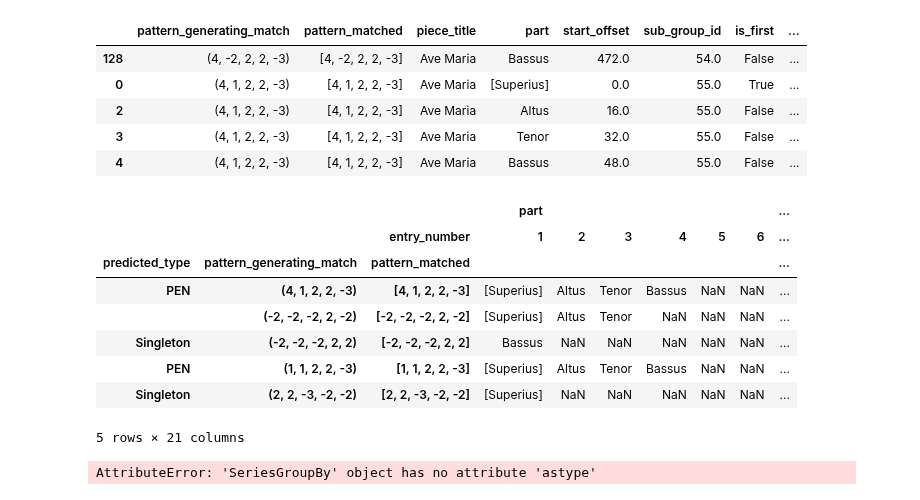
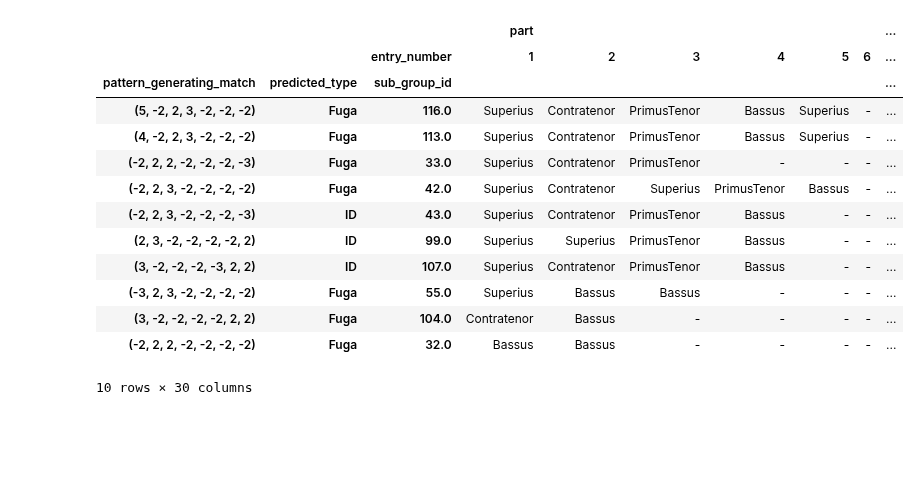
Before and after one commit to RichardFreedman/CRIM-notebooks, a Jupyter notebook: CRIM/CRIM_Group_Tests.ipynb, the cells around one changed output. Saved outputs shown, nothing was run; the diff lists cells and outputs as text; code cells hidden in the pictures; blank space fills up the shorter version.

Commit message:
update pivot

```diff
--- a/CRIM/CRIM_Group_Tests.ipynb
+++ b/CRIM/CRIM_Group_Tests.ipynb
@@ -69,7 +69,7 @@ def predict_type_a(group):
 # %%
 # read CSV output of CRIM Intervals Search.
 
-df = pd.read_csv(('A_Test_Files/ave_test_set.csv'), index_col=0)
+df = pd.read_csv(('A_Test_Files/Model_0001_Exact_4.csv'), index_col=0)
 df = df.drop(columns=["ema", "ema_url", "end_measure", "end_beat"])
 df.head()
 # %% [output]
@@ -160,6 +152,6 @@ df2.head()
 # %%
 # mask out short soggetti
 
-# df2 = df2[df2["sum_durs"] >= 5]
+df2 = df2[df2["sum_durs"] >= 10]
 
-df2.head()
+# df2.head()
@@ -191,12 +174,10 @@ classified2 = df3.applymap(lists_to_tuples_a).groupby("sub_group_id").apply(pred
 
 # drop the new singletons
 
-# classified2.drop(classified2[classified2['predicted_type'] == "Singleton"].index, inplace = True)
+classified2.drop(classified2[classified2['predicted_type'] == "Singleton"].index, inplace = True)
 
-
-# # classified2 = classified2[classified2["predicted_type"] == "ID"]
-
+# classified2 = classified2[classified2["predicted_type"] == "Fuga"]
 
 classified2["start"] = classified2["start_measure"].astype(str) +"/"+ classified2["start_beat"].astype(str)
 c3 = classified2.drop(columns=['start_measure', 'start_beat','offset_diffs'])
-c3.head()
+# c3.head()
@@ -227,30 +189,24 @@ c8.head()
-# %%
-
-c9 = c8.sort_values(by = ["sub_group_id", "entry_number"])
-c9.tail()
-# %% [output]
-|  | pattern_generating_match | pattern_matched | piece_title | part | start_offset | sub_group_id | is_first | ... |
-| 128 | (4, -2, 2, 2, -3) | [4, -2, 2, 2, -3] | Ave Maria | Bassus | 472.0 | 54.0 | False | ... |
-| 0 | (4, 1, 2, 2, -3) | [4, 1, 2, 2, -3] | Ave Maria | [Superius] | 0.0 | 55.0 | True | ... |
-| 2 | (4, 1, 2, 2, -3) | [4, 1, 2, 2, -3] | Ave Maria | Altus | 16.0 | 55.0 | False | ... |
-| 3 | (4, 1, 2, 2, -3) | [4, 1, 2, 2, -3] | Ave Maria | Tenor | 32.0 | 55.0 | False | ... |
-| 4 | (4, 1, 2, 2, -3) | [4, 1, 2, 2, -3] | Ave Maria | Bassus | 48.0 | 55.0 | False | ... |
 # %%
-#df["pattern"] = df["pattern"].apply(tuple)
-wide_df = c9.pivot_table(index=["predicted_type", "pattern_generating_match", "pattern_matched"],
+# Now transform as Pivot Table
+pivot_c6 = c6.pivot_table(index=["pattern_generating_match", "predicted_type", "sub_group_id"],
             columns="entry_number",
             values=["part", "start_offset", "start"],
             aggfunc=lambda x: x)
-sorted_wide = wide_df.sort_values(by = [("start_offset", 1)])
-
-sorted_wide.head()
+pivot_c6_sort = pivot_c6.sort_values(by = [("start_offset", 1)])
+pivot_c6_sort = pivot_c6_sort.fillna("-")
+pivot_c6_sort.head(10)
 # %% [output]
 |  |  |  | part |  |  |  |  |  | ... |
 |  |  | entry_number | 1 | 2 | 3 | 4 | 5 | 6 | ... |
-| predicted_type | pattern_generating_match | pattern_matched |  |  |  |  |  |  | ... |
-| PEN | (4, 1, 2, 2, -3) | [4, 1, 2, 2, -3] | [Superius] | Altus | Tenor | Bassus | NaN | NaN | ... |
-|  | (-2, -2, -2, 2, -2) | [-2, -2, -2, 2, -2] | [Superius] | Altus | Tenor | NaN | NaN | NaN | ... |
-| Singleton | (-2, -2, -2, 2, 2) | [-2, -2, -2, 2, 2] | Bassus | NaN | NaN | NaN | NaN | NaN | ... |
-| PEN | (1, 1, 2, 2, -3) | [1, 1, 2, 2, -3] | [Superius] | Altus | Tenor | Bassus | NaN | NaN | ... |
-| Singleton | (2, 2, -3, -2, -2) | [2, 2, -3, -2, -2] | [Superius] | NaN | NaN | NaN | NaN | NaN | ... |
+| pattern_generating_match | predicted_type | sub_group_id |  |  |  |  |  |  | ... |
+| (5, -2, 2, 3, -2, -2, -2) | Fuga | 116.0 | Superius | Contratenor | PrimusTenor | Bassus | Superius | - | ... |
+| (4, -2, 2, 3, -2, -2, -2) | Fuga | 113.0 | Superius | Contratenor | PrimusTenor | Bassus | Superius | - | ... |
+| (-2, 2, 2, -2, -2, -2, -3) | Fuga | 33.0 | Superius | Contratenor | PrimusTenor | - | - | - | ... |
+| (-2, 2, 3, -2, -2, -2, -2) | Fuga | 42.0 | Superius | Contratenor | Superius | PrimusTenor | Bassus | - | ... |
+| (-2, 2, 3, -2, -2, -2, -3) | ID | 43.0 | Superius | Contratenor | PrimusTenor | Bassus | - | - | ... |
+| (2, 3, -2, -2, -2, -2, 2) | ID | 99.0 | Superius | Superius | PrimusTenor | Bassus | - | - | ... |
+| (3, -2, -2, -2, -3, 2, 2) | ID | 107.0 | Superius | Contratenor | PrimusTenor | Bassus | - | - | ... |
+| (-3, 2, 3, -2, -2, -2, -2) | Fuga | 55.0 | Superius | Bassus | Bassus | - | - | - | ... |
+| (3, -2, -2, -2, -2, 2, 2) | Fuga | 104.0 | Contratenor | Bassus | - | - | - | - | ... |
+| (-2, 2, 2, -2, -2, -2, -2) | Fuga | 32.0 | Bassus | Bassus | - | - | - | - | ... |
-5 rows × 21 columns
+10 rows × 30 columns
@@ -280,12 +212,0 @@ ac.to_csv('testA.csv')
-# %%
-ac["start"] = ac["start_measure"].astype(str) +"/"+ ac["start_beat"].astype(str)
-# classified2["start_measure"] = classified2["start_measure"].astype(str)
-# classified2["start_beat"] = classified2["start_beat"].astype(str)
-# classified2["start"] = classified2["start_measure"]
-# print(classified2.dtypes)
-ac["group"] = ac["sub_group_id"]
-ac["type"] = ac["predicted_type"]
-ac["entry"] = ac["entry_number"]
-abc = ac[["piece_title", "pattern_generating_match", "pattern_matched", "part", "group", "type", "entry"]]
-# %% [output]
-AttributeError: 'SeriesGroupBy' object has no attribute 'astype'
```
Also changed, not shown: parts of 11 cells of this notebook, 1 other file.
